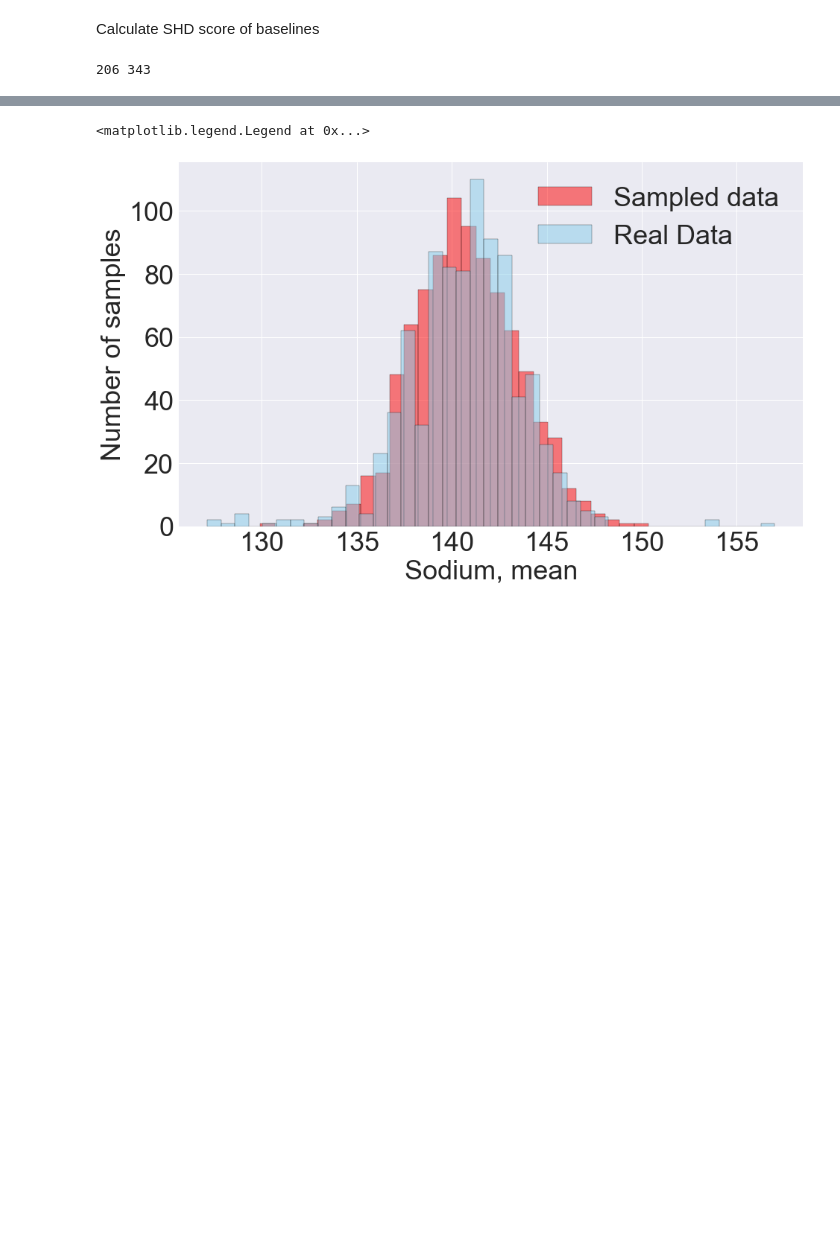
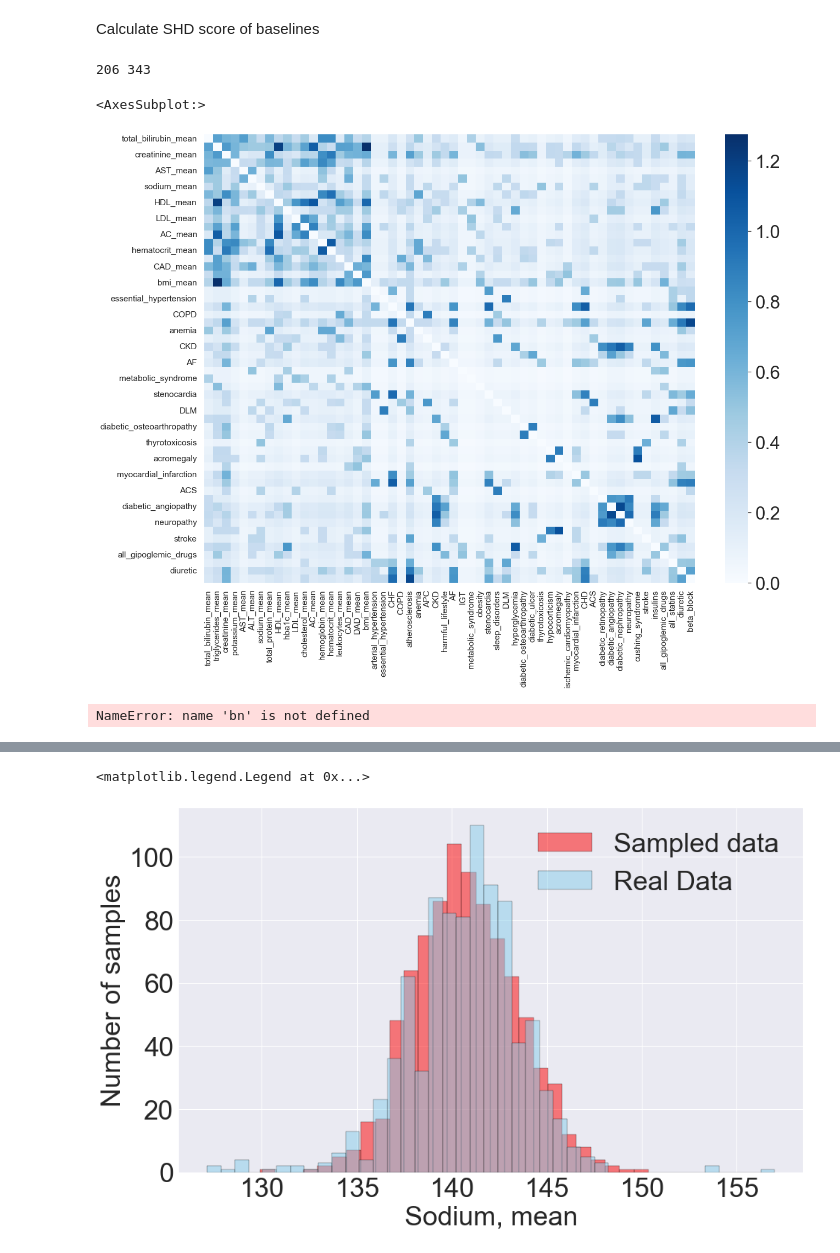
Before and after one commit to jrzkaminski/BAMT-old, a Jupyter notebook: BigBraveBN_medicine.ipynb, the cells around one changed output, grey strips where cells are left out. Saved outputs shown, nothing was run; the diff lists cells and outputs as text; code cells hidden in the pictures; blank space fills up the shorter version.

```diff
--- a/BigBraveBN_medicine.ipynb
+++ b/BigBraveBN_medicine.ipynb
@@ -266,14 +272,21 @@ df_discrete, _ = discretization(df, 'equal_frequency', ['total_bilirubin_mean',
 
 df_mis = get_proximity_matrix(
     df_discrete, df_discrete, proximity_metric='MI')
-possible_edges = get_possible_edges_by_brave(
+possible_edges = get_brave_matrix(
     df_discrete, proximity_matrix=df_mis, n_nearest=5)
-bn = structure_learning(df_discrete, 'HC', get_nodes_type(
-    df_discrete), 'K2', white_list=possible_edges)
+# %%
+fig, ax = plt.subplots(figsize=(20, 15))
+sns.set(font_scale=3)
+sns.heatmap(possible_edges, cmap='Blues')
+# %% [output]
+<AxesSubplot:>
+[figure, added]
 # %%
 save_structure(bn, 'st_reg')
 params = parameter_learning(df, {var: 'cont' for var in bn["V"]}, bn, 'mix')
 save_params(params, 'par_reg')
+# %% [output]
+NameError: name 'bn' is not defined
 # %%
 bn_h = HyBayesianNetwork(read_structure('st_reg'), read_params('par_reg'))
 sample = generate_synthetics(bn_h, {var: 'neg' for var in bn["V"]}, "mix", 880)
```
Also changed, not shown: parts of 3 cells of this notebook, 2 other files.
